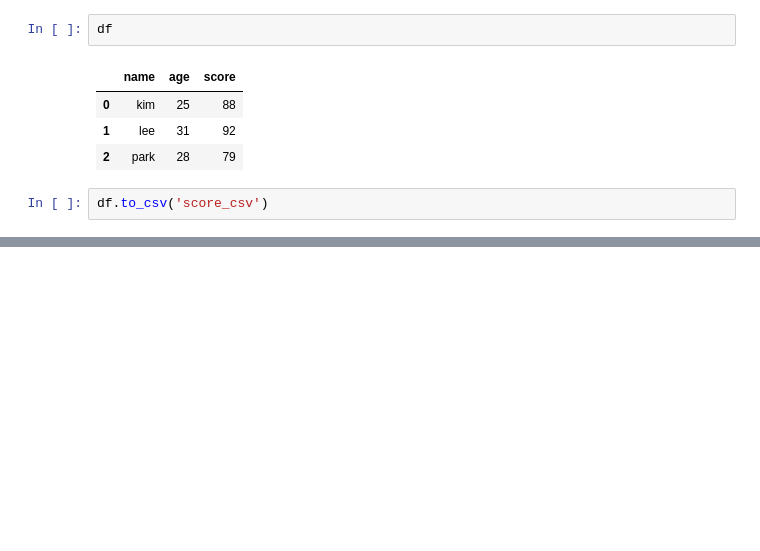
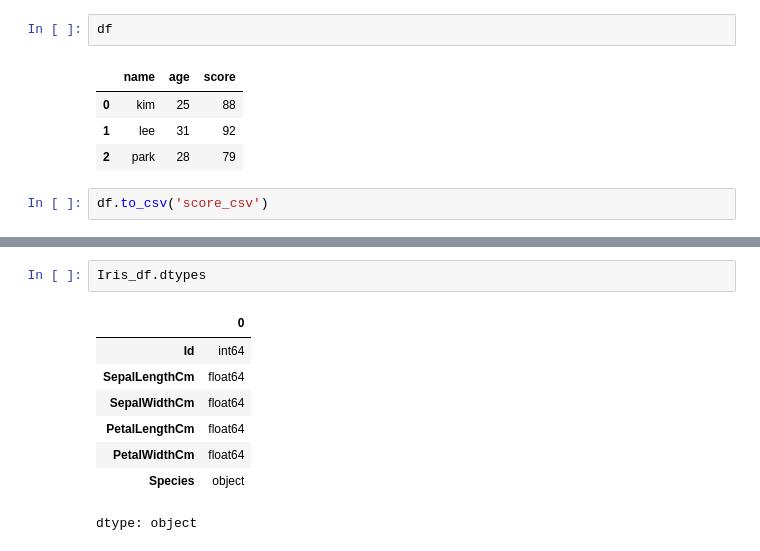
Before and after one commit to hyeok9865/AI-, a Jupyter notebook: 260508.ipynb, the cells around one changed output, grey strips where cells are left out. Drawn from its saved outputs; the diff is of its cells as text; blank space fills up the shorter version.

```diff
--- a/260508.ipynb
+++ b/260508.ipynb
@@ -20,0 +56,11 @@ df.to_csv('score_csv')
+# %%
+Iris_df.dtypes
+# %% [output]
+|  | 0 |
+| Id | int64 |
+| SepalLengthCm | float64 |
+| SepalWidthCm | float64 |
+| PetalLengthCm | float64 |
+| PetalWidthCm | float64 |
+| Species | object |
+dtype: object
```
Also changed, not shown: parts of 12 cells of this notebook.
